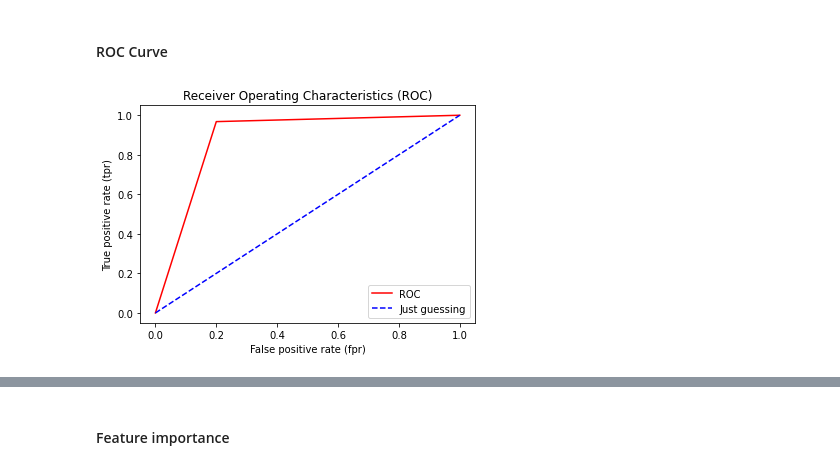
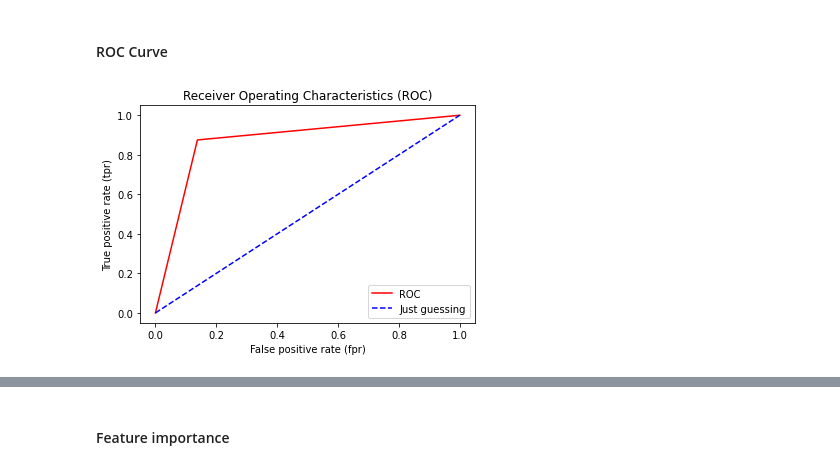
Before and after one commit to Ritsch1/Heart-Disease-Classifier, a Jupyter notebook: notebooks/Heart-Disease-Classification.ipynb, the cells around one changed output, grey strips where cells are left out. Cells and saved outputs as stored; diff of their text form; code cells hidden in the pictures.

```diff
--- a/notebooks/Heart-Disease-Classification.ipynb
+++ b/notebooks/Heart-Disease-Classification.ipynb
@@ -863,9 +864,10 @@ def plot_roc_curve(fpr, tpr):
     plt.ylabel("True positive rate (tpr)")
     plt.title("Receiver Operating Characteristics (ROC)")
     plt.legend()
-# %%
-fpr_linear_regr, tpr_linear_regr, thresholds = roc_curve(y_test, y_preds_linear_regression)
-plot_roc_curve(fpr_linear_regr, tpr_linear_regr)
-# %% [output]
-[figure, removed]
+# %%
+#Get relevant values for the roc_cruve and plot it
+fpr_logistic_regr, tpr_logistic_regr, thresholds = roc_curve(y_test, y_preds_logistic_regression)
+plot_roc_curve(fpr_logistic_regr, tpr_logistic_regr)
+# %% [output]
+[figure, added]
 # %%
```
Also changed, not shown: parts of 21 cells of this notebook.
